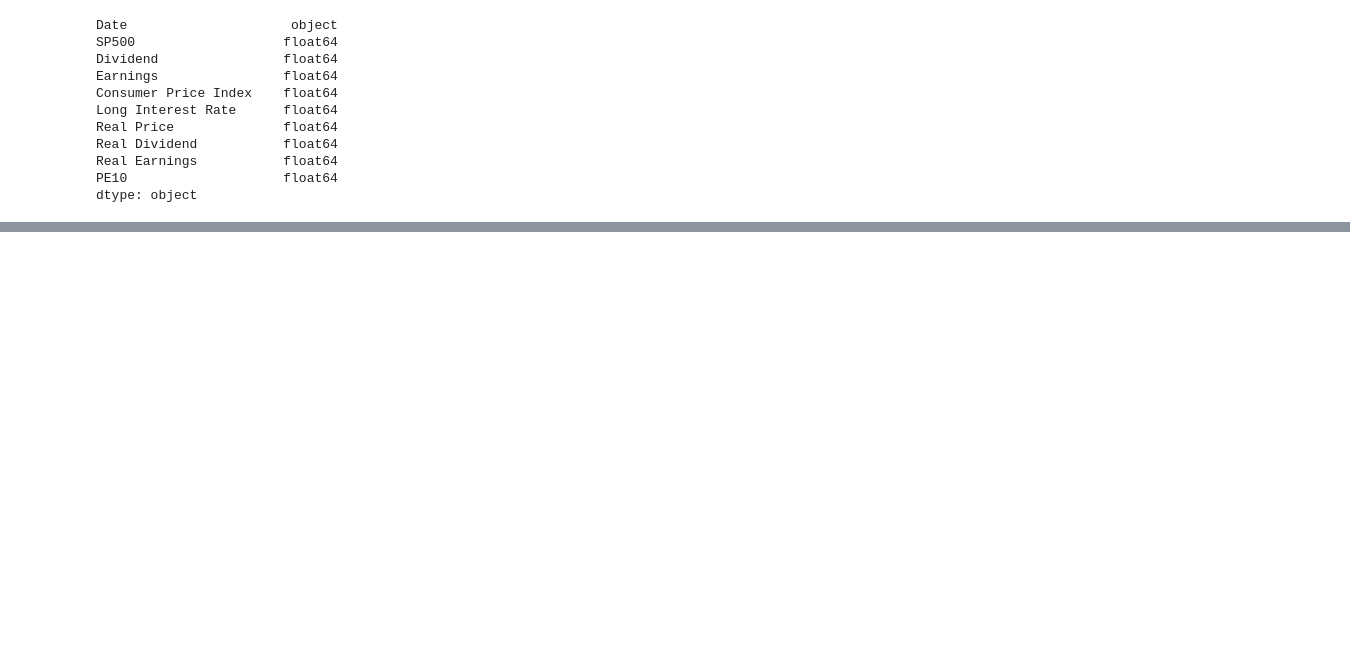
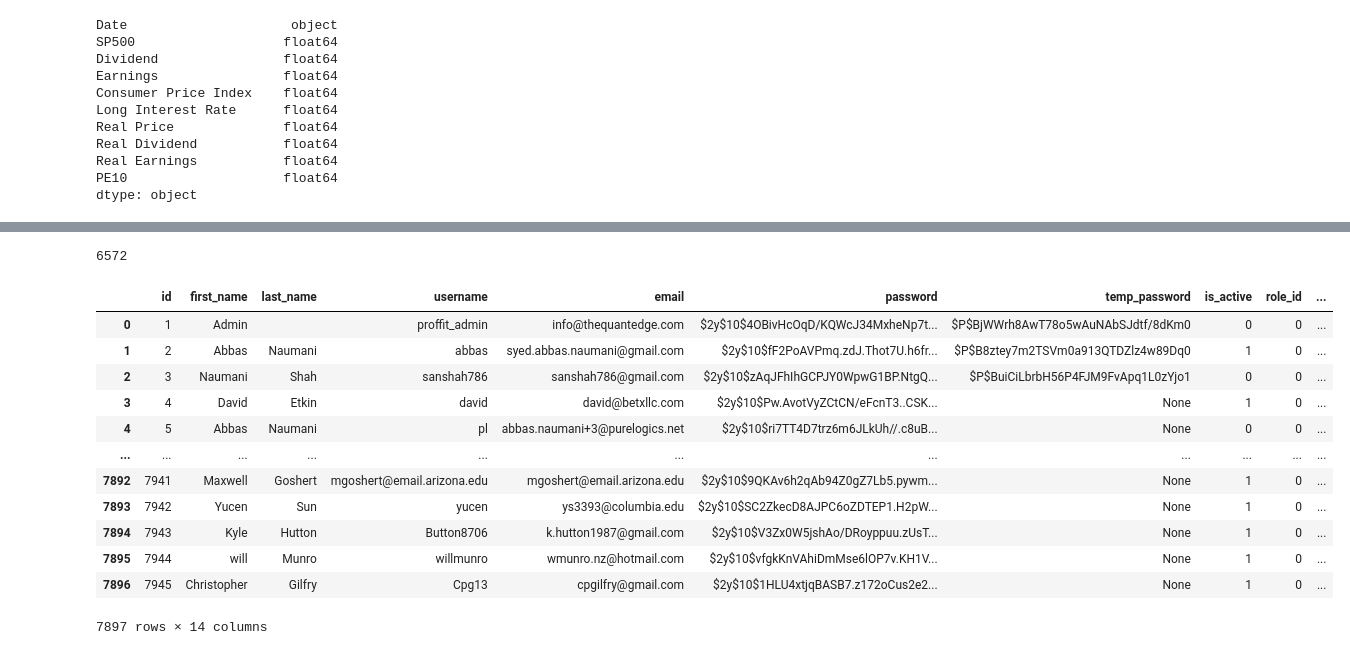
Before and after one commit to bgithub1/barchartacs, a Jupyter notebook: barchartacs/Untitled.ipynb, the cells around one changed output, grey strips where cells are left out. Cells and saved outputs as stored; diff of their text form; code cells hidden in the pictures; blank space fills up the shorter version.

```diff
--- a/barchartacs/Untitled.ipynb
+++ b/barchartacs/Untitled.ipynb
@@ -880,0 +911,4 @@ t1 = Test1('t1',10)
+# %%
+pga = pg.PgPandas(
+    username='root',password='CJu84cs@cI9',databasename='thequantedge',
+    dburl='127.0.0.1:3336',dbflavor='mysql+pymysql://')
@@ -880,0 +920,25 @@ t1 = Test1('t1',10)
+# %%
+len(df_mo)
+# %% [output]
+6572
+# %%
+sql = """
+select * from users;
+"""
+df_users = pga.get_sql(sql)
+# %%
+df_users
+# %% [output]
+|  | id | first_name | last_name | username | email | password | temp_password | is_active | role_id | ... |
+| 0 | 1 | Admin |  | proffit_admin | info@thequantedge.com | $2y$10$4OBivHcOqD/KQWcJ34MxheNp7t... | $P$BjWWrh8AwT78o5wAuNAbSJdtf/8dKm0 | 0 | 0 | ... |
+| 1 | 2 | Abbas | Naumani | abbas | syed.abbas.naumani@gmail.com | $2y$10$fF2PoAVPmq.zdJ.Thot7U.h6fr... | $P$B8ztey7m2TSVm0a913QTDZlz4w89Dq0 | 1 | 0 | ... |
+| 2 | 3 | Naumani | Shah | sanshah786 | sanshah786@gmail.com | $2y$10$zAqJFhIhGCPJY0WpwG1BP.NtgQ... | $P$BuiCiLbrbH56P4FJM9FvApq1L0zYjo1 | 0 | 0 | ... |
+| 3 | 4 | David | Etkin | david | david@betxllc.com | $2y$10$Pw.AvotVyZCtCN/eFcnT3..CSK... | None | 1 | 0 | ... |
+| 4 | 5 | Abbas | Naumani | pl | abbas.naumani+3@purelogics.net | $2y$10$ri7TT4D7trz6m6JLkUh//.c8uB... | None | 0 | 0 | ... |
+| ... | ... | ... | ... | ... | ... | ... | ... | ... | ... | ... |
+| 7892 | 7941 | Maxwell | Goshert | mgoshert@email.arizona.edu | mgoshert@email.arizona.edu | $2y$10$9QKAv6h2qAb94Z0gZ7Lb5.pywm... | None | 1 | 0 | ... |
+| 7893 | 7942 | Yucen | Sun | yucen | ys3393@columbia.edu | $2y$10$SC2ZkecD8AJPC6oZDTEP1.H2pW... | None | 1 | 0 | ... |
+| 7894 | 7943 | Kyle | Hutton | Button8706 | k.hutton1987@gmail.com | $2y$10$V3Zx0W5jshAo/DRoyppuu.zUsT... | None | 1 | 0 | ... |
+| 7895 | 7944 | will | Munro | willmunro | wmunro.nz@hotmail.com | $2y$10$vfgkKnVAhiDmMse6lOP7v.KH1V... | None | 1 | 0 | ... |
+| 7896 | 7945 | Christopher | Gilfry | Cpg13 | cpgilfry@gmail.com | $2y$10$1HLU4xtjqBASB7.z172oCus2e2... | None | 1 | 0 | ... |
+7897 rows × 14 columns
```
Also changed, not shown: parts of 7 cells of this notebook.
